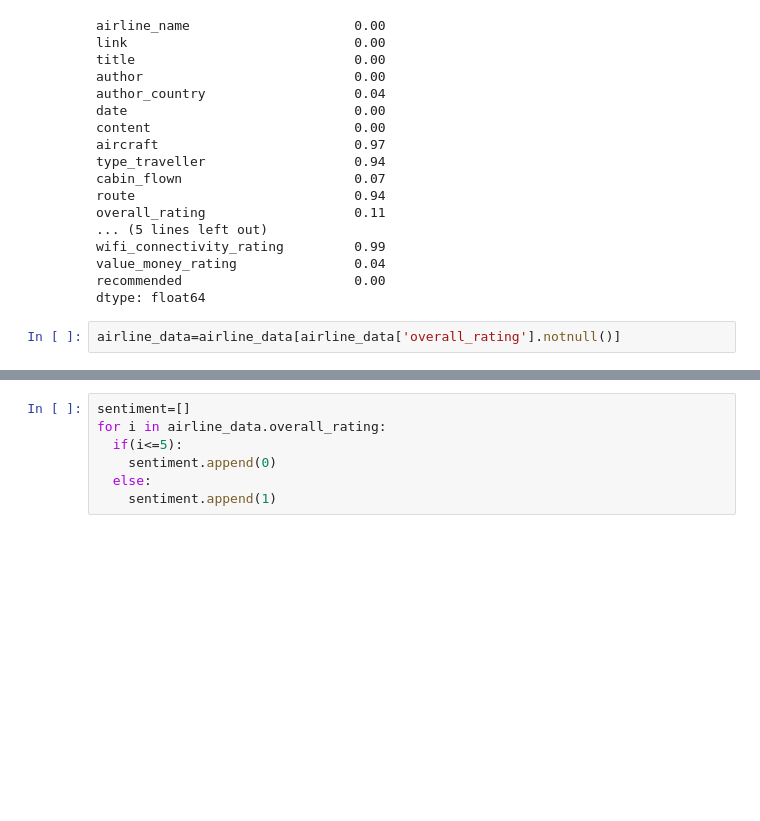
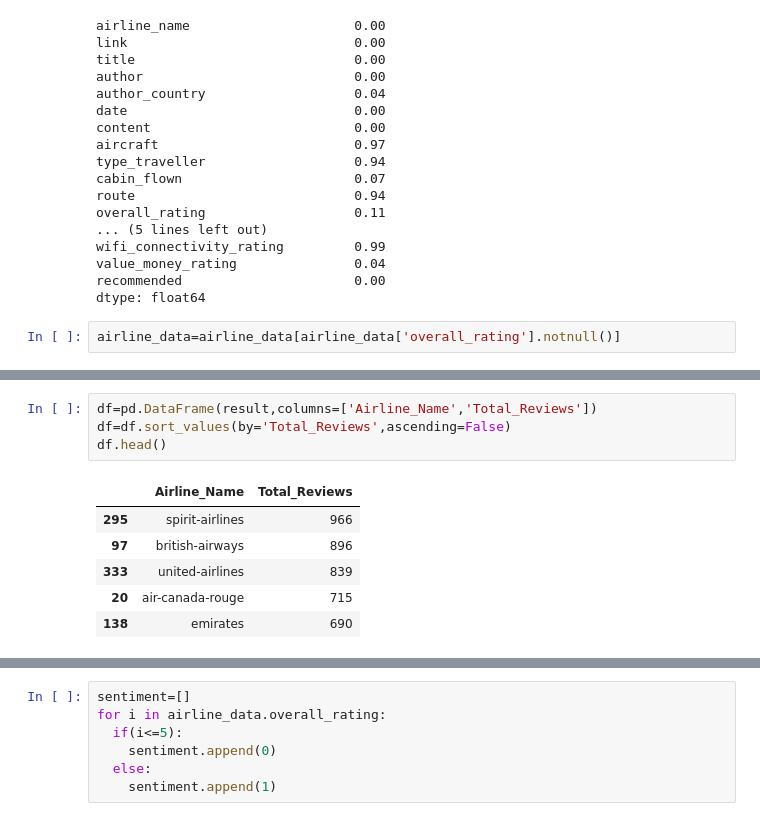
Before and after one commit to vkunal1996/Airport-Reviews-Analysis, a Jupyter notebook: Airline_Quality_Service.ipynb, the cells around one changed output, grey strips where cells are left out. Saved outputs shown, nothing was run; the diff lists cells and outputs as text; blank space fills up the shorter version.

```diff
--- a/Airline_Quality_Service.ipynb
+++ b/Airline_Quality_Service.ipynb
@@ -43,0 +85,11 @@ airline_data=airline_data[airline_data['overall_rating'].notnull()]
+# %%
+df=pd.DataFrame(result,columns=['Airline_Name','Total_Reviews'])
+df=df.sort_values(by='Total_Reviews',ascending=False)
+df.head()
+# %% [output]
+|  | Airline_Name | Total_Reviews |
+| 295 | spirit-airlines | 966 |
+| 97 | british-airways | 896 |
+| 333 | united-airlines | 839 |
+| 20 | air-canada-rouge | 715 |
+| 138 | emirates | 690 |
```
Also changed, not shown: parts of 15 cells of this notebook.
